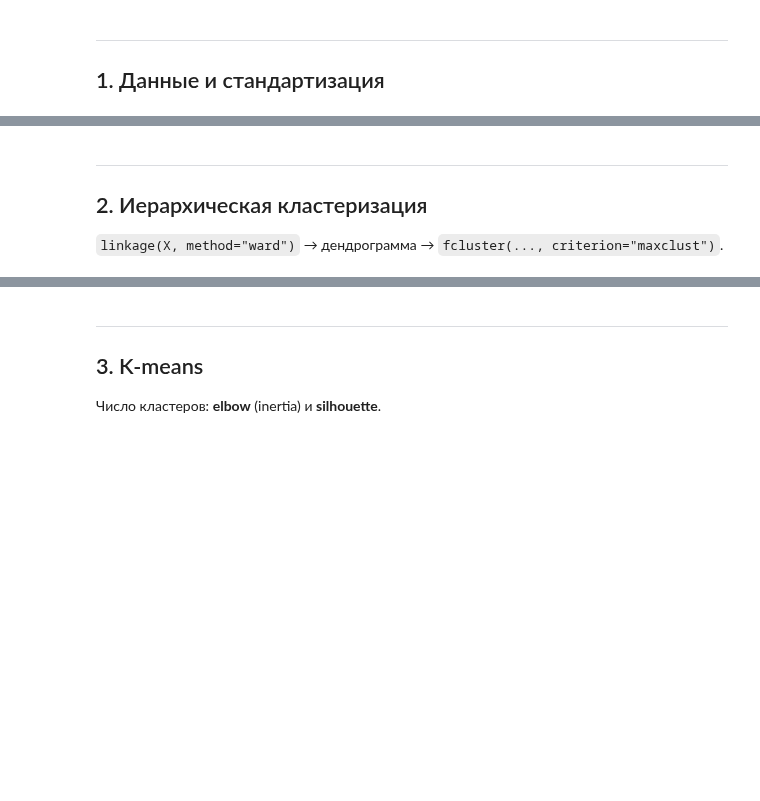
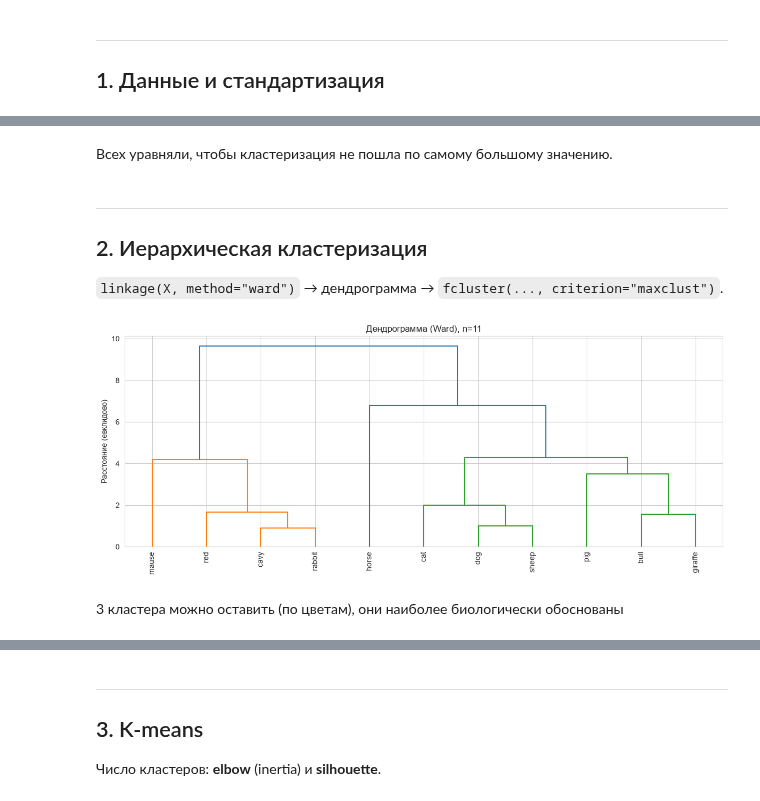
Before and after one commit to Qweeckusha/big_data_vvsu, a Jupyter notebook: practices/lab12/Task_12_Clustering_Python.ipynb, the cells around one changed output, grey strips where cells are left out. Saved outputs shown, nothing was run; the diff lists cells and outputs as text; code cells hidden in the pictures; blank space fills up the shorter version.

```diff
--- a/practices/lab12/Task_12_Clustering_Python.ipynb
+++ b/practices/lab12/Task_12_Clustering_Python.ipynb
@@ -30,7 +30,5 @@ np.random.seed(42)
 ---
 ## 1. Данные и стандартизация
 # %%
-peng = sns.load_dataset("penguins").dropna()
-features = ["bill_length_mm", "bill_depth_mm", "flipper_length_mm", "body_mass_g"]
-X = peng[features].copy()
-print(X.describe().round(1))
+kl = pd.read_csv('Klaster.csv', sep=';', decimal=',')
+kl.info()
@@ -37,9 +53,12 @@ print(X.describe().round(1))
+# %%
+animal_names = kl['vid'].values
+kl_numeric = kl.drop('vid', axis=1)
 # %%
 scaler = StandardScaler()
 X_scaled = pd.DataFrame(
-    scaler.fit_transform(X),
-    columns=features,
-    index=X.index,
+    scaler.fit_transform(kl_numeric),
+    columns=kl_numeric.columns,
+    index=kl_numeric.index,
 )
 print(X_scaled.head().round(3))
 print("средние ≈ 0:", X_scaled.mean().round(3).tolist())
@@ -47,17 +82,21 @@ print("ст.откл. ≈ 1:", X_scaled.std(ddof=0).round(3).tolist())
+# %% [markdown]
+Всех уравняли, чтобы кластеризация не пошла по самому большому значению.
 # %% [markdown]
 ---
 ## 2. Иерархическая кластеризация
 
 `linkage(X, method="ward")` → дендрограмма → `fcluster(..., criterion="maxclust")`.
 # %%
-idx = X_scaled.sample(40, random_state=1).index
-Xs = X_scaled.loc[idx]
-Z = linkage(Xs, method="ward")
+Z = linkage(X_scaled, method="ward")
 
 plt.figure(figsize=(12, 5))
-dendrogram(Z, labels=Xs.index.astype(str).tolist(), leaf_rotation=90, leaf_font_size=8)
-plt.title("Дендрограмма (Ward), n=40")
-plt.ylabel("Расстояние")
+dendrogram(Z, labels=animal_names, leaf_rotation=90, leaf_font_size=10)
+plt.title("Дендрограмма (Ward), n=11")
+plt.ylabel("Расстояние (евклидово)")
 plt.tight_layout()
 plt.show()
+# %% [output]
+[figure, added]
+# %% [markdown]
+3 кластера можно оставить (по цветам), они наиболее биологически обоснованы
 # %%
```
Also changed, not shown: parts of 11 cells of this notebook.
